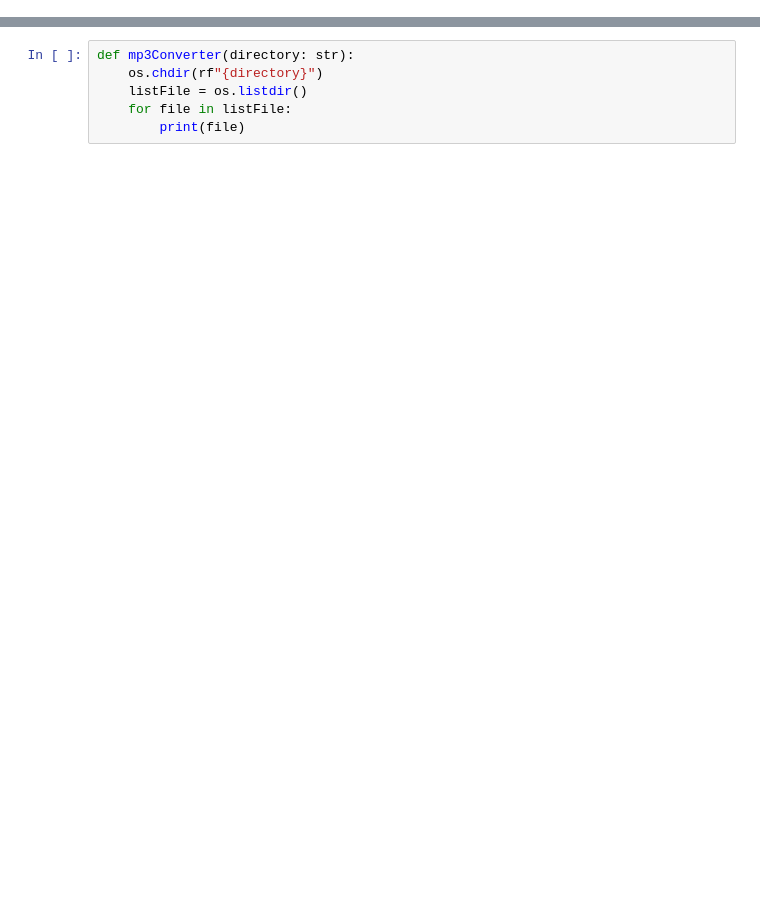
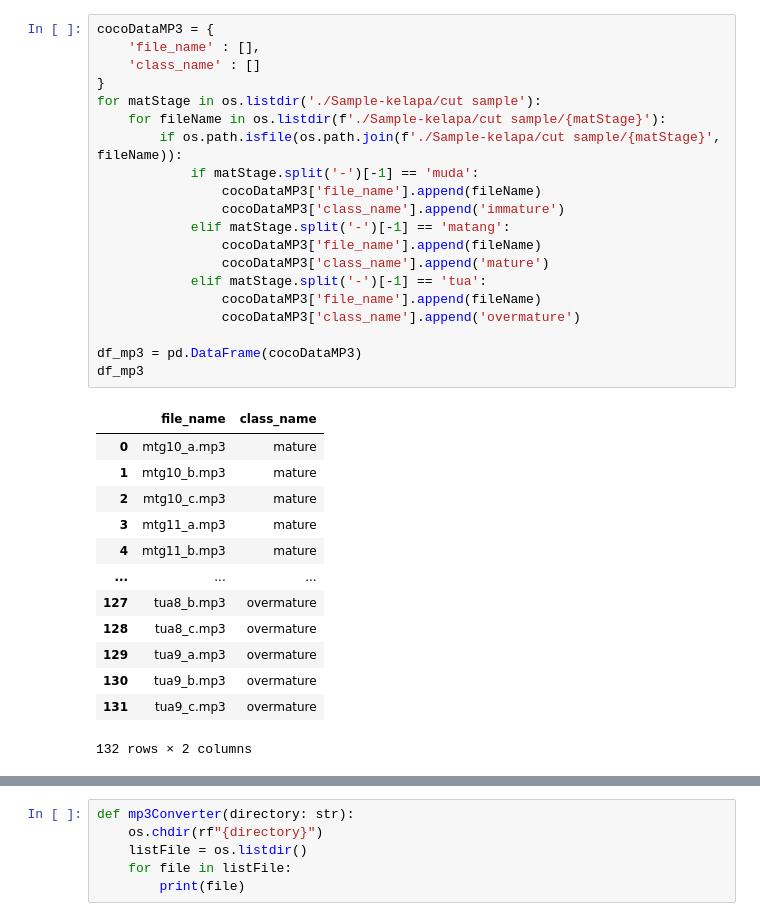
Before and after one commit to XisUndefined/coconut-maturity-classification, a Jupyter notebook: skripsi-dlu-gak-sih.ipynb, the cells around one changed output, grey strips where cells are left out. Cells and saved outputs as stored; diff of their text form; blank space fills up the shorter version.

Commit message:
fixing csv data for mp3

```diff
--- a/skripsi-dlu-gak-sih.ipynb
+++ b/skripsi-dlu-gak-sih.ipynb
@@ -2,0 +107,34 @@ import os
+# %%
+cocoDataMP3 = {
+    'file_name' : [],
+    'class_name' : []
+}
+for matStage in os.listdir('./Sample-kelapa/cut sample'):
+    for fileName in os.listdir(f'./Sample-kelapa/cut sample/{matStage}'):
+        if os.path.isfile(os.path.join(f'./Sample-kelapa/cut sample/{matStage}', fileName)):
+            if matStage.split('-')[-1] == 'muda':
+                cocoDataMP3['file_name'].append(fileName)
+                cocoDataMP3['class_name'].append('immature')
+            elif matStage.split('-')[-1] == 'matang':
+                cocoDataMP3['file_name'].append(fileName)
+                cocoDataMP3['class_name'].append('mature')
+            elif matStage.split('-')[-1] == 'tua':
+                cocoDataMP3['file_name'].append(fileName)
+                cocoDataMP3['class_name'].append('overmature')
+
+df_mp3 = pd.DataFrame(cocoDataMP3)
+df_mp3
+# %% [output]
+|  | file_name | class_name |
+| 0 | mtg10_a.mp3 | mature |
+| 1 | mtg10_b.mp3 | mature |
+| 2 | mtg10_c.mp3 | mature |
+| 3 | mtg11_a.mp3 | mature |
+| 4 | mtg11_b.mp3 | mature |
+| ... | ... | ... |
+| 127 | tua8_b.mp3 | overmature |
+| 128 | tua8_c.mp3 | overmature |
+| 129 | tua9_a.mp3 | overmature |
+| 130 | tua9_b.mp3 | overmature |
+| 131 | tua9_c.mp3 | overmature |
+132 rows × 2 columns
```
Also changed, not shown: parts of 24 cells of this notebook, 1 other file.
